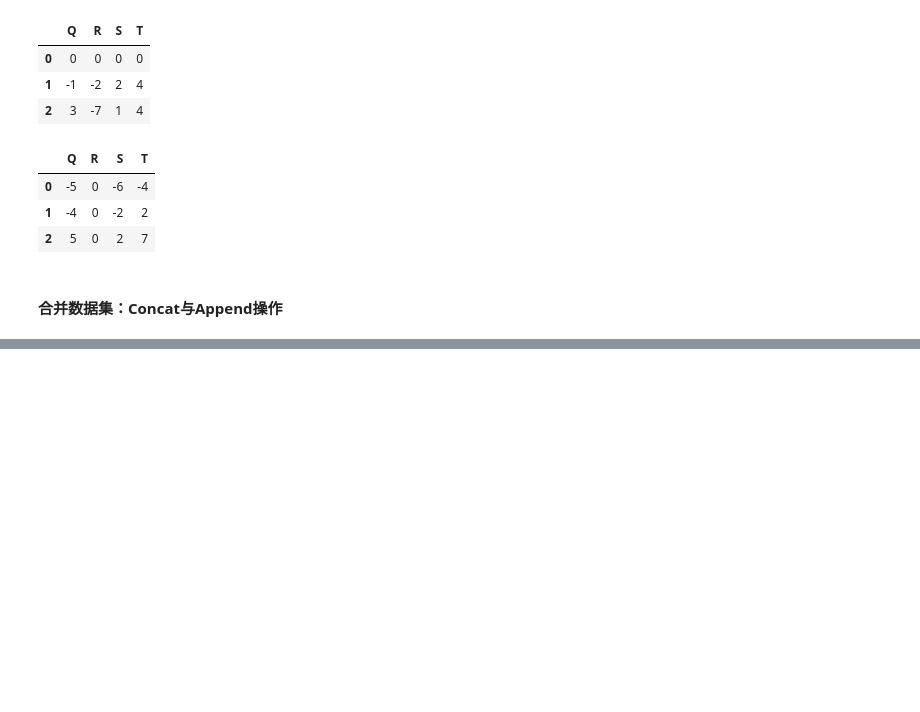
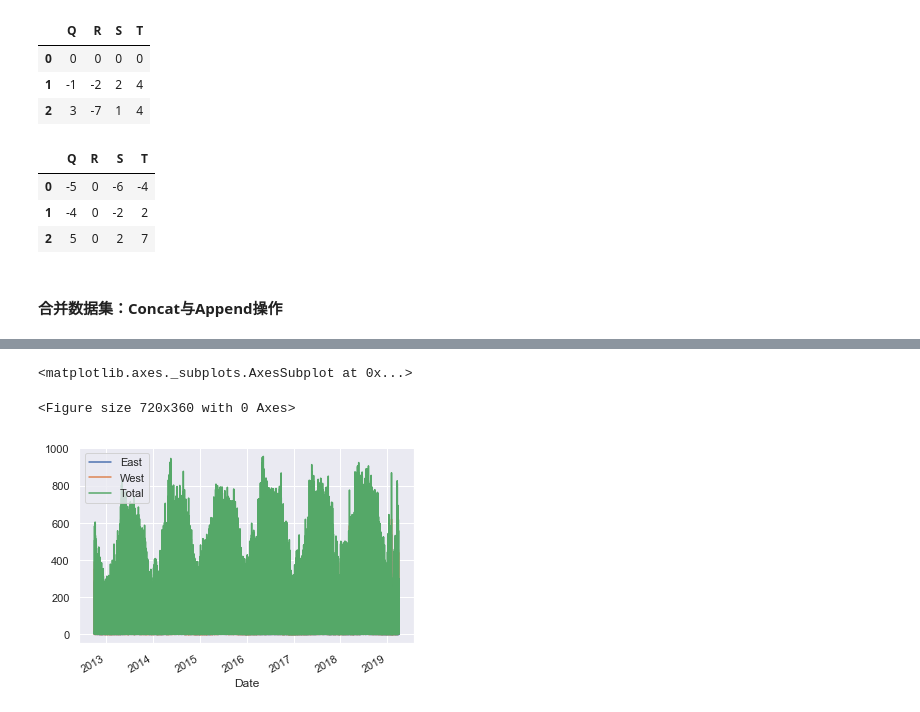
Before and after one commit to Cardle/Python, a Jupyter notebook: 2 Python数据科学手册/Python数据科学手册.ipynb, the cells around one changed output, grey strips where cells are left out. Cells and saved outputs as stored; diff of their text form; code cells hidden in the pictures; blank space fills up the shorter version.

```diff
--- a/2 Python数据科学手册/Python数据科学手册.ipynb
+++ b/2 Python数据科学手册/Python数据科学手册.ipynb
@@ -343,0 +351,6 @@ df = make_df("ABC",range(3))
+# %%
+data = pd.read_csv(r'C:\Users\Nikola\Documents\我的数据源\8 Python数据科学手册\notebooks\data\Fremont_Bridge.csv',
+                  engine = 'python',
+                  index_col='Date',
+                  parse_dates=True)
+data.head()
@@ -343,0 +369,4 @@ df = make_df("ABC",range(3))
+# %%
+data.rename(columns={'Fremont Bridge East Sidewalk':'East','Fremont Bridge West Sidewalk':'West'},inplace=True)
+data['Total'] = data.eval('East+West')
+data.head()
@@ -343,0 +381,3 @@ df = make_df("ABC",range(3))
+# %%
+data.dropna(inplace=True)
+data.head()
@@ -343,0 +395,7 @@ df = make_df("ABC",range(3))
+# %%
+plt.figure(figsize=(10,5))
+data.plot()
+# %% [output]
+<matplotlib.axes._subplots.AxesSubplot at 0x...>
+<Figure size 720x360 with 0 Axes>
+[figure, added]
```
Also changed, not shown: parts of 8 cells of this notebook, 1 other file.
